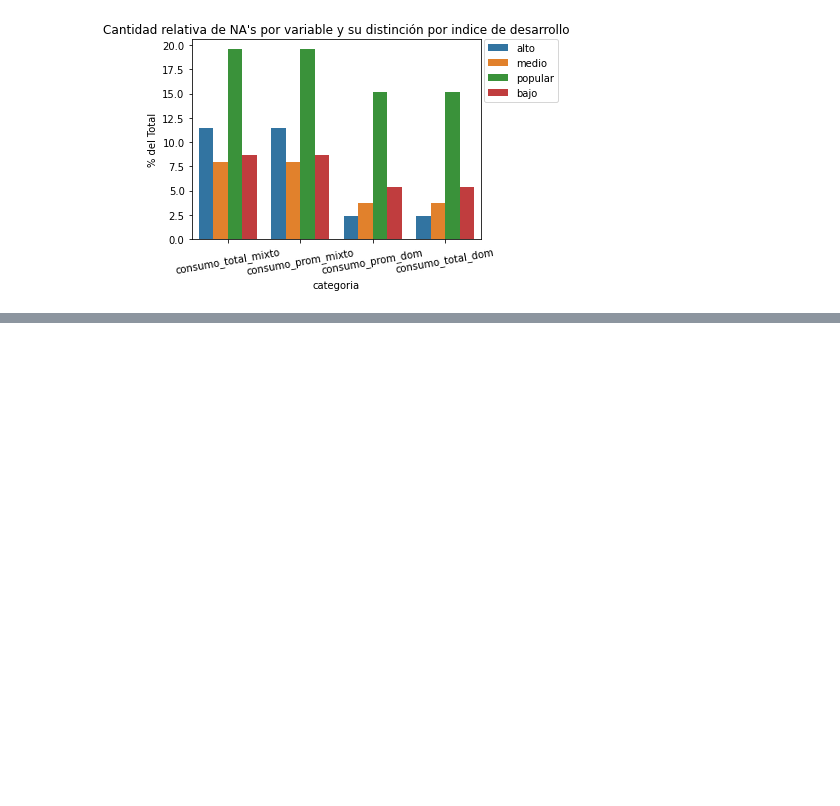
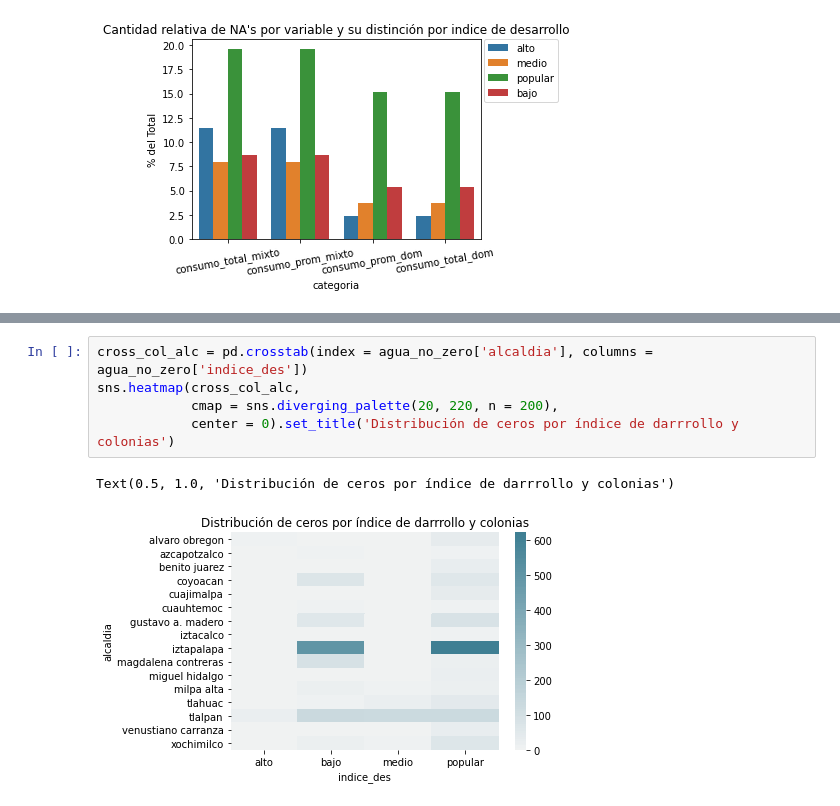
Before and after one commit to rafaelortegar/ids_t2_equipo, a Jupyter notebook: notebooks/Laboratorio_limpio-Copy1.ipynb, the cells around one changed output, grey strips where cells are left out. Saved outputs shown, nothing was run; the diff lists cells and outputs as text; blank space fills up the shorter version.

```diff
--- a/notebooks/Laboratorio_limpio-Copy1.ipynb
+++ b/notebooks/Laboratorio_limpio-Copy1.ipynb
@@ -733,0 +881,8 @@ plt.tight_layout()
+# %%
+cross_col_alc = pd.crosstab(index = agua_no_zero['alcaldia'], columns =  agua_no_zero['indice_des'])
+sns.heatmap(cross_col_alc,
+            cmap = sns.diverging_palette(20, 220, n = 200),
+            center = 0).set_title('Distribución de ceros por índice de darrrollo y colonias')
+# %% [output]
+Text(0.5, 1.0, 'Distribución de ceros por índice de darrrollo y colonias')
+[figure, added]
```
Also changed, not shown: parts of 25 cells of this notebook.
